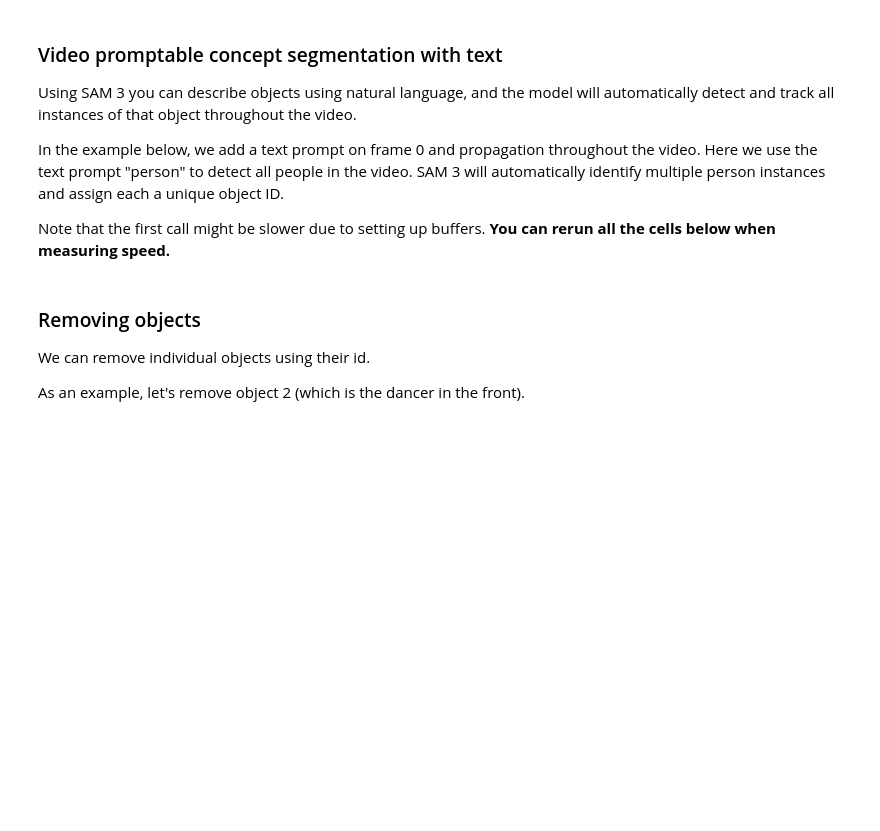
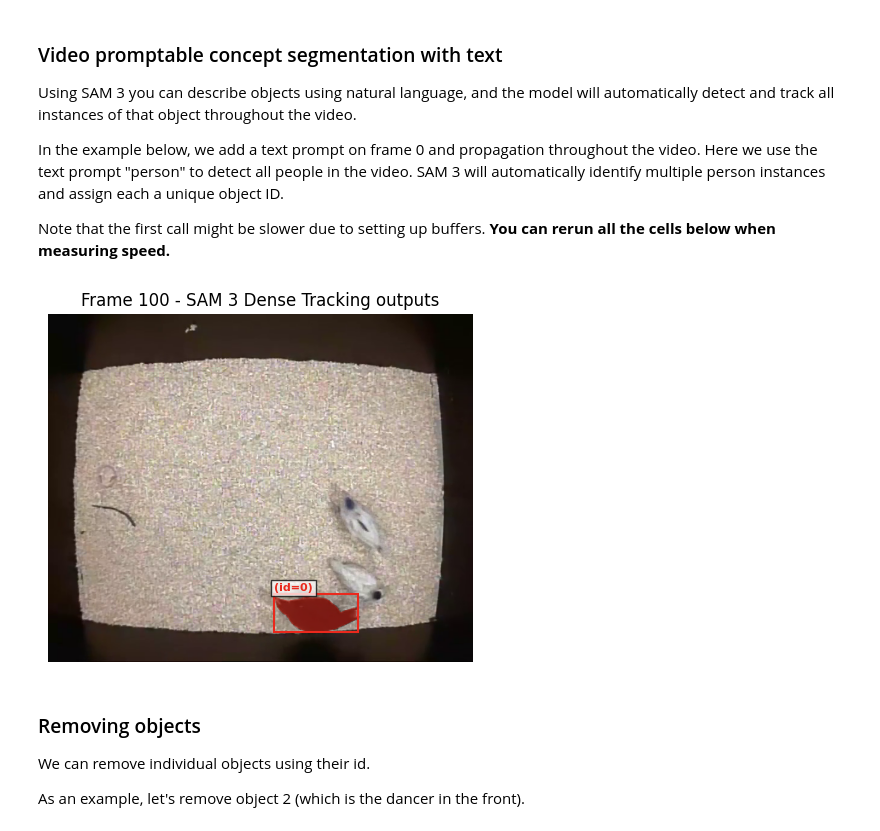
Before and after one commit to sbhattlab/PlayClassCV4Animals, a Jupyter notebook: notebook/sam3_video_predictor_example.ipynb, the cells around one changed output. Drawn from its saved outputs; the diff is of its cells as text; code cells hidden in the pictures; blank space fills up the shorter version.

```diff
--- a/notebook/sam3_video_predictor_example.ipynb
+++ b/notebook/sam3_video_predictor_example.ipynb
@@ -21,9 +21,10 @@ import torch
 sam3_root = os.path.join(os.path.dirname(sam3.__file__), "..")
 
 # use all available GPUs on the machine
-gpus_to_use = range(torch.cuda.device_count())
+# gpus_to_use = range(torch.cuda.device_count())
 # # use only a single GPU
 # gpus_to_use = [torch.cuda.current_device()]
+gpus_to_use = [1]
 # %%
 from sam3.model_builder import build_sam3_video_predictor
 
@@ -168,29 +166,34 @@ _ = predictor.handle_request(
     )
 )
 # %%
-
-# prompt_text_str = "chicken and bird"
-frame_idx = 100  # add a text prompt on frame 0
+# prompt_text_str = "black and white chicken"
+prompt_text_str = "bird"
+frame_idx = 100  # add a text prompt on frame
 
 
 # 2) add separate text prompts (PCS)
+# response = predictor.handle_request(
+#     request=dict(type="add_prompt", session_id=session_id, frame_index=frame_idx, text="chicken")
+# )
+# response = predictor.handle_request(
+#     request=dict(type="add_prompt", session_id=session_id, frame_index=frame_idx, text="bird")
+# )
 response = predictor.handle_request(
-    request=dict(type="add_prompt", session_id=session_id, frame_index=frame_idx, text="chicken")
-)
-response = predictor.handle_request(
-    request=dict(type="add_prompt", session_id=session_id, frame_index=frame_idx, text="bird")
+    request=dict(type="add_prompt", session_id=session_id, frame_index=frame_idx, text=prompt_text_str)
 )
 
 out = response["outputs"]
 
 plt.close("all")
 visualize_formatted_frame_output(
     frame_idx,
     video_frames_for_vis,
     outputs_list=[prepare_masks_for_visualization({frame_idx: out})],
     titles=["SAM 3 Dense Tracking outputs"],
     figsize=(6, 4),
 )
+# %% [output]
+[figure, added]
 # %%
 # now we propagate the outputs from frame 0 to the end of the video and collect all outputs
 outputs_per_frame = propagate_in_video(predictor, session_id)
```
Also changed, not shown: parts of 2 cells of this notebook, 1 other file.
